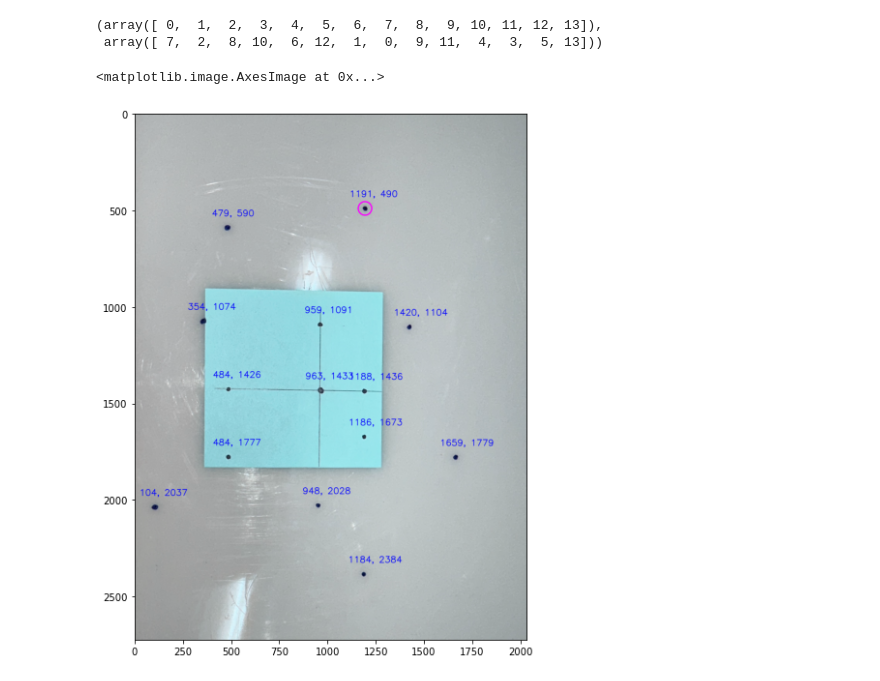
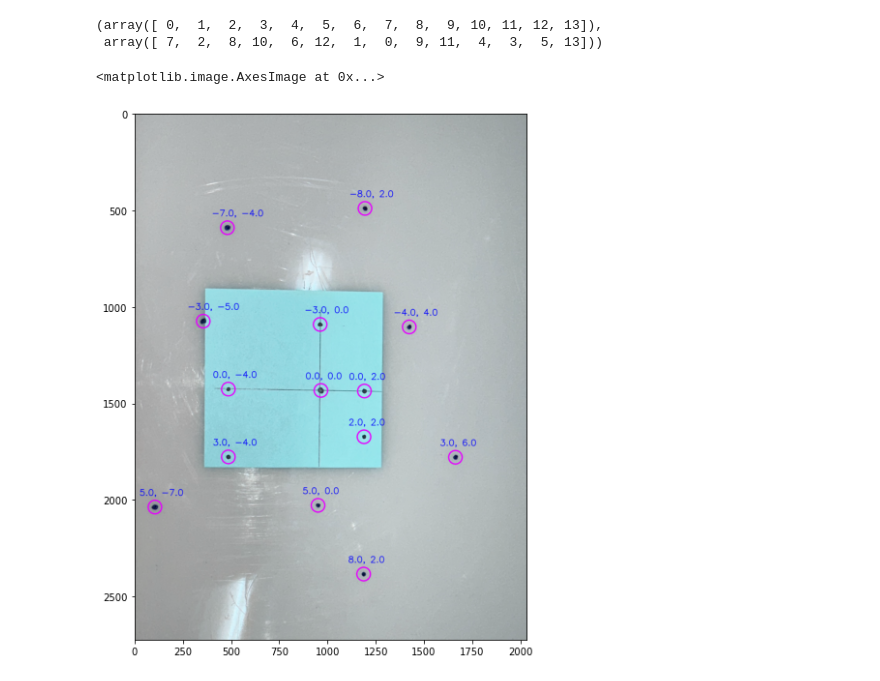
Before and after one commit to NURobotics/foosbot, a Jupyter notebook: point_calibration/Initial Testing.ipynb, the cells around one changed output. Cells and saved outputs as stored; diff of their text form; code cells hidden in the pictures.

Commit message:
Works with cropped_image, not cropped_img2

```diff
--- a/point_calibration/Initial Testing.ipynb
+++ b/point_calibration/Initial Testing.ipynb
@@ -143,6 +126,13 @@ from scipy.optimize import linear_sum_assignment
 
 original_point_index, found_point_index = linear_sum_assignment(np.abs(point_dist_value[:, None] - found_point_dist_value[None, :]))
 
+mapping = {}
+
+for original_point, found_point in zip(original_point_index, found_point_index):
+    original_cood = points[original_point]
+    found_coord = found_point_centers[found_point]
+    mapping[found_coord] = original_cood
+
 original_point_index, found_point_index
 # %% [output]
 (array([ 0,  1,  2,  3,  4,  5,  6,  7,  8,  9, 10, 11, 12, 13]),
@@ -150,25 +140,22 @@ original_point_index, found_point_index
 # %%
 # On a color image, draw the coordinates of the original points on the found points
 
 color_img = cv.imread(initial_image_png, cv.IMREAD_COLOR)
 
 combined = zip(original_point_index, found_point_index)
 
-for original_point, found_point in combined:
-    original_cood = points[original_point]
-    found_coord = found_point_centers[found_point]
-
-    text = f"{original_cood[0]}, {original_cood[1]}"
+for found_coord, original_coord in mapping.items():
+    text = f"{original_coord[0]}, {original_coord[1]}"
 
     text_point = (int(found_coord[0] - 80), int(found_coord[1] - 60))
 
     cv.putText(color_img, text, text_point, cv.FONT_HERSHEY_SIMPLEX, 1.5, (0, 0, 255), 2, cv.LINE_AA)
 
-    cv.circle(color_img, found_point_centers[found_point], 35, (0, 0, 255, 10), 5)
+    cv.circle(color_img, found_coord, 35, (230, 0, 255, 10), 5)
 
 # make image size 10 inches by 10 inches
 plt.figure(figsize=(10, 10))
 plt.imshow(color_img)
 # %% [output]
 <matplotlib.image.AxesImage at 0x...>
-[figure, old version]
+[figure, new version]
```
Also changed, not shown: parts of 2 cells of this notebook, 1 other file.
